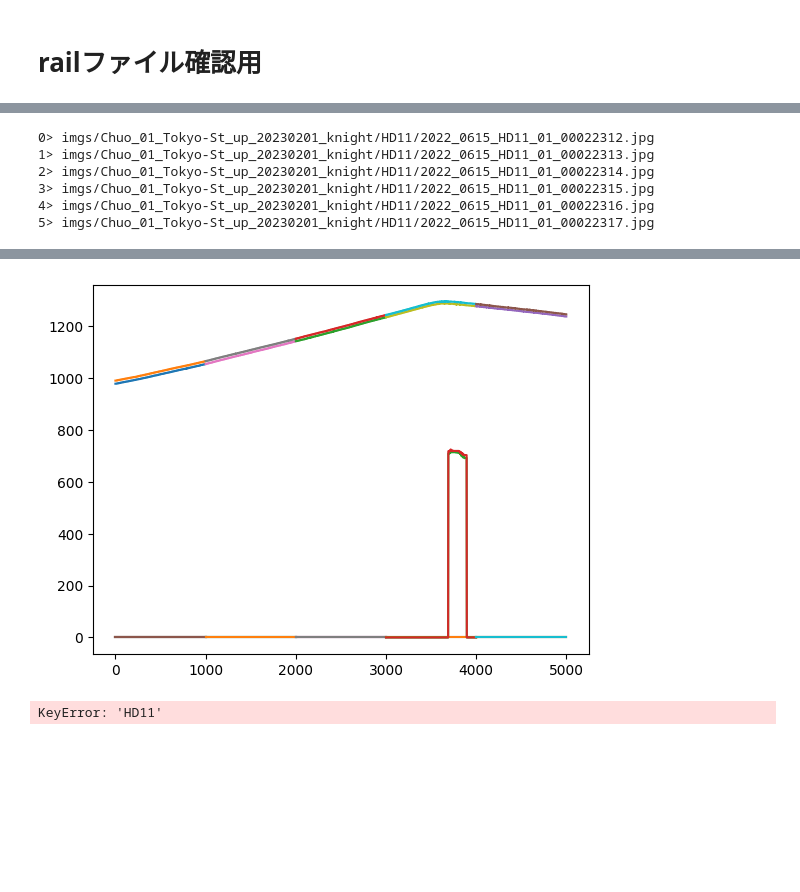
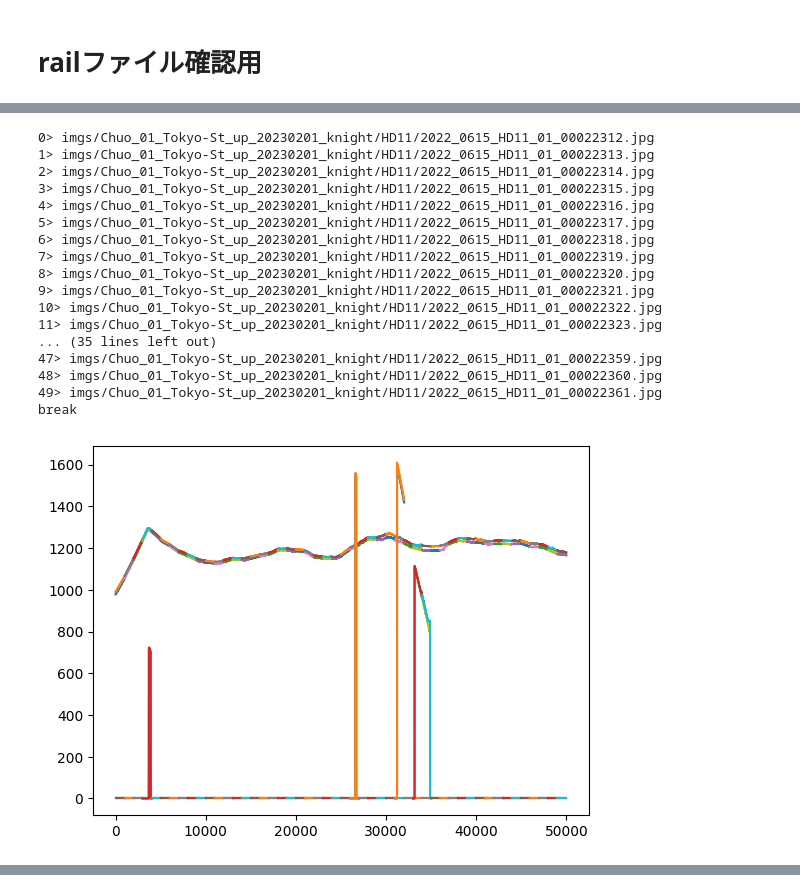
Before and after one commit to esioEptmcDxpt/green-finder, a Jupyter notebook: shelve_check.ipynb, the cells around one changed output, grey strips where cells are left out. Drawn from its saved outputs; the diff is of its cells as text; code cells hidden in the pictures; blank space fills up the shorter version.

Commit message:
20230525_stable_graph
安定稼働版
グラフ表示機能を追加
（ツールチップは未実装）

```diff
--- a/shelve_check.ipynb
+++ b/shelve_check.ipynb
@@ -141,25 +61,0 @@ imgs/Chuo_01_Tokyo-St_up_20230201_knight/HD11/2022_0615_HD11_01_00022316.jpg
-# %%
-'''
-case1: xのみnp.array -> 2023-05-24 00:44:31.574638 Process end :0:00:45.240699
-case2: x,yをnp.array -> 2023-05-24 02:24:05.555617 Process end :0:00:57.180313
-'''
-
-dt01 = datetime.datetime.now()
-
-img_num = 5
-
-for idx, image_path in enumerate(base_images):
-    print(f"{idx}> {image_path}")
-    x_values = np.array([n + 1000 * idx for n in rail[camera_num][image_path][trolley_id]["ix"]])
-    for trolley_id in config.trolley_ids:
-        plt.plot(x_values, rail[camera_num][image_path][trolley_id]["estimated_upper_edge"])
-        plt.plot(x_values, rail[camera_num][image_path][trolley_id]["estimated_lower_edge"])
-    if idx >= img_num-1:
-        print("break")
-        break
-
-plt.show()
-
-dt02 = datetime.datetime.now()
-prc_time = dt02 - dt01
-print(str(datetime.datetime.now()) + f' Process end :{prc_time}')
@@ -175,35 +62,49 @@ break
 # %%
 '''
-case1: xのみnp.array -> 2023-05-24 00:44:31.574638 Process end :0:00:45.240699
-case2: x,yをnp.array -> 2023-05-24 02:24:05.555617 Process end :0:00:57.180313
-case3: rail_dict化   ->
+case1: xのみnp.array   -> 2023-05-24 00:44:31.574638 Process end :0:00:45.240699
+case2: x,yをnp.array   -> 2023-05-24 02:24:05.555617 Process end :0:00:57.180313
+case3: rail_dict化     -> 2023-05-24 04:58:30.819891 Process end :0:00:07.624567
+case4: shelve.open追加 -> 2023-05-24 05:17:12.809013 Process end :0:00:03.504746
 '''
 
 dt01 = datetime.datetime.now()
 
-img_num = 10
+img_num = 50
 
-rail_dict = copy.deepcopy(rail[camera_num])
+with shelve.open(rail_fpath) as rail:
+    trolley_dict = copy.deepcopy(rail[camera_num])
 
 for idx, image_path in enumerate(base_images):
     print(f"{idx}> {image_path}")
-    x_values = np.array([n + 1000 * idx for n in rail_dict[image_path][trolley_id]["ix"]])
+    x_values = np.array([n + 1000 * idx for n in trolley_dict[image_path][config.trolley_ids[0]]["ix"]])
     for trolley_id in config.trolley_ids:
-        plt.plot(x_values, rail_dict[image_path][trolley_id]["estimated_upper_edge"])
-        plt.plot(x_values, rail_dict[image_path][trolley_id]["estimated_lower_edge"])
+        plt.plot(x_values, trolley_dict[image_path][trolley_id]["estimated_upper_edge"])
+        plt.plot(x_values, trolley_dict[image_path][trolley_id]["estimated_lower_edge"])
     if idx >= img_num-1:
         print("break")
         break
 
 plt.show()
 
 dt02 = datetime.datetime.now()
 prc_time = dt02 - dt01
 print(str(datetime.datetime.now()) + f' Process end :{prc_time}')
 # %% [output]
 0> imgs/Chuo_01_Tokyo-St_up_20230201_knight/HD11/2022_0615_HD11_01_00022312.jpg
 1> imgs/Chuo_01_Tokyo-St_up_20230201_knight/HD11/2022_0615_HD11_01_00022313.jpg
 2> imgs/Chuo_01_Tokyo-St_up_20230201_knight/HD11/2022_0615_HD11_01_00022314.jpg
 3> imgs/Chuo_01_Tokyo-St_up_20230201_knight/HD11/2022_0615_HD11_01_00022315.jpg
 4> imgs/Chuo_01_Tokyo-St_up_20230201_knight/HD11/2022_0615_HD11_01_00022316.jpg
 5> imgs/Chuo_01_Tokyo-St_up_20230201_knight/HD11/2022_0615_HD11_01_00022317.jpg
+6> imgs/Chuo_01_Tokyo-St_up_20230201_knight/HD11/2022_0615_HD11_01_00022318.jpg
+7> imgs/Chuo_01_Tokyo-St_up_20230201_knight/HD11/2022_0615_HD11_01_00022319.jpg
+8> imgs/Chuo_01_Tokyo-St_up_20230201_knight/HD11/2022_0615_HD11_01_00022320.jpg
+9> imgs/Chuo_01_Tokyo-St_up_20230201_knight/HD11/2022_0615_HD11_01_00022321.jpg
+10> imgs/Chuo_01_Tokyo-St_up_20230201_knight/HD11/2022_0615_HD11_01_00022322.jpg
+11> imgs/Chuo_01_Tokyo-St_up_20230201_knight/HD11/2022_0615_HD11_01_00022323.jpg
+... (35 lines left out)
+47> imgs/Chuo_01_Tokyo-St_up_20230201_knight/HD11/2022_0615_HD11_01_00022359.jpg
+48> imgs/Chuo_01_Tokyo-St_up_20230201_knight/HD11/2022_0615_HD11_01_00022360.jpg
+49> imgs/Chuo_01_Tokyo-St_up_20230201_knight/HD11/2022_0615_HD11_01_00022361.jpg
+break
+[figure, new version]
@@ -211,6 +111,0 @@ KeyError: 'ix'
-[figure, old version]
-# %%
-rail_dict = copy.deepcopy(rail_dict[camera_num])
-rail_dict
-# %% [output]
-KeyError: 'HD11'
```
Also changed, not shown: parts of 18 cells of this notebook, 12 other files.
